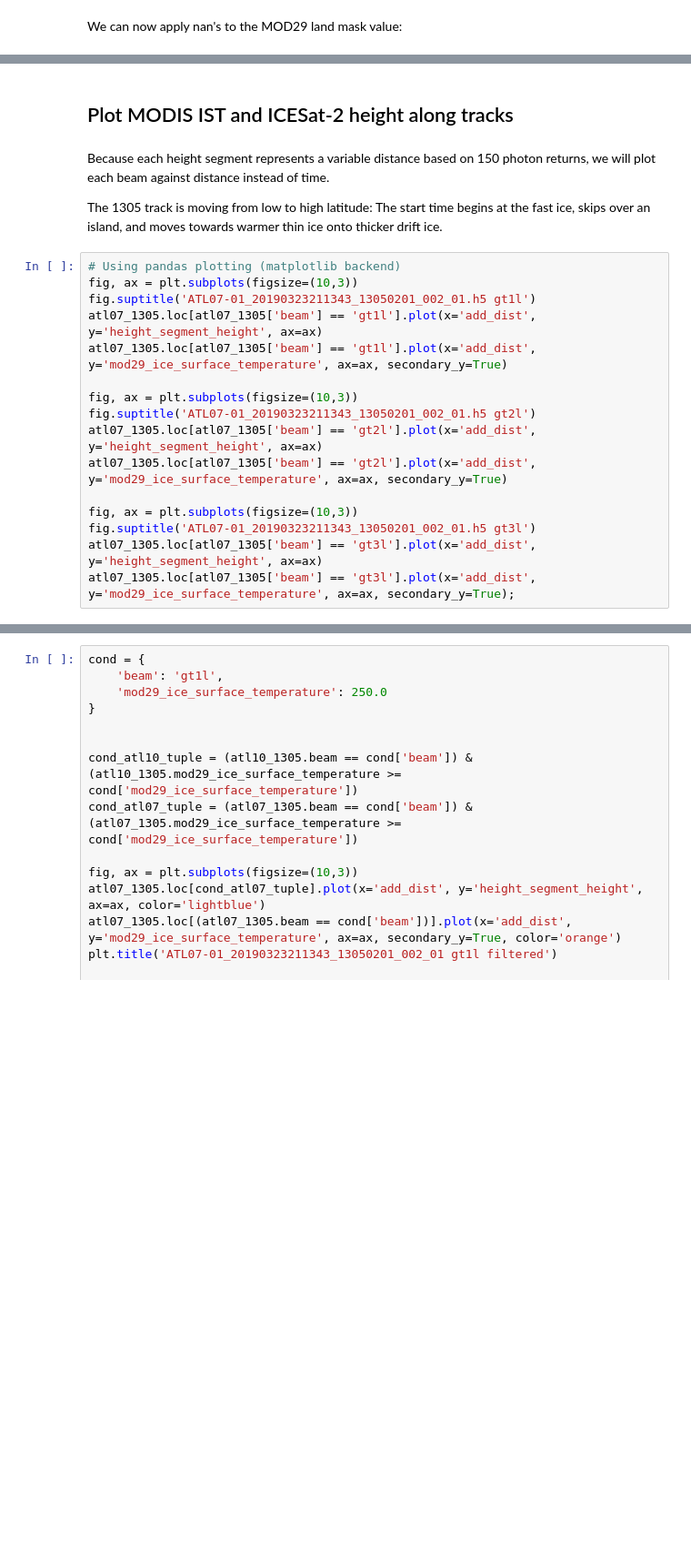
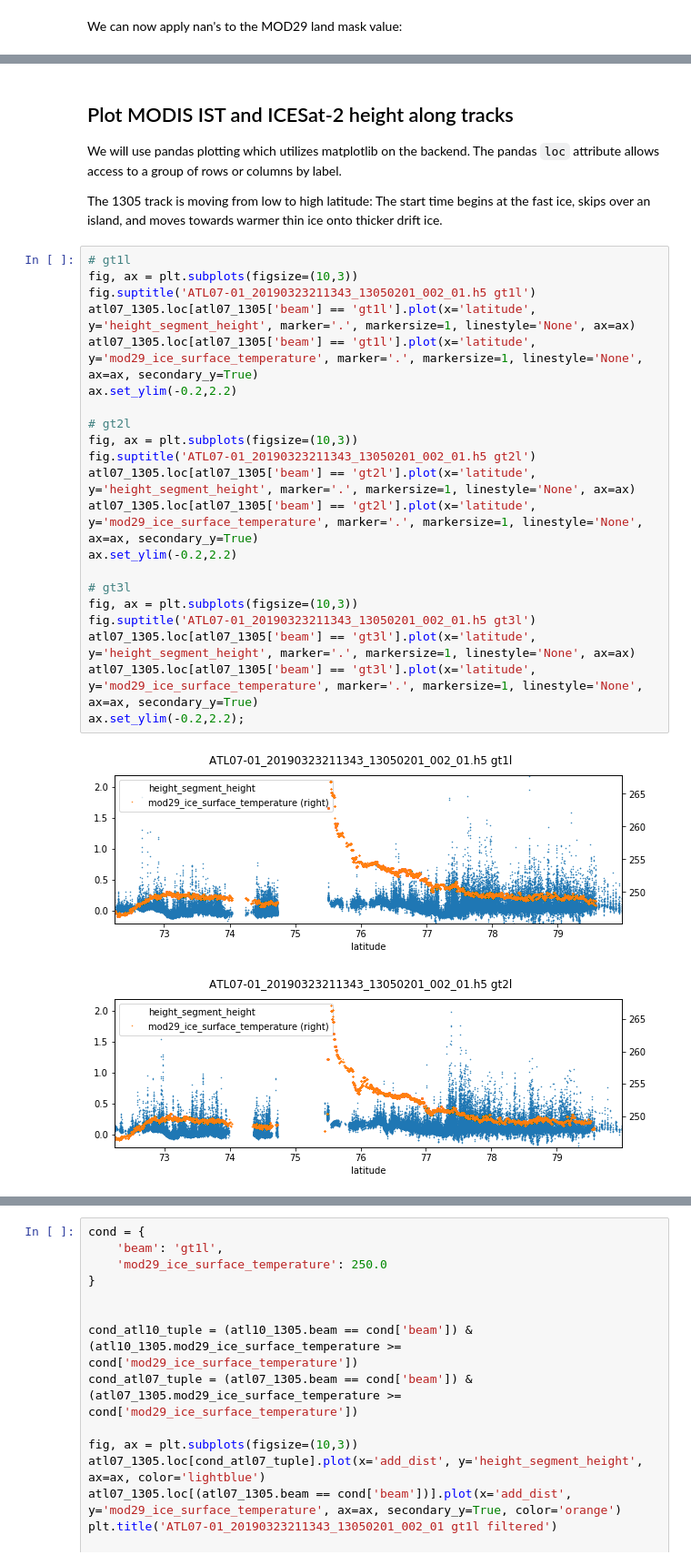
Before and after one commit to nsidc/AGU-2019-NSIDC-Data-Tutorial, a Jupyter notebook: notebooks/Visualize and Analyze Data.ipynb, the cells around one changed output, grey strips where cells are left out. Shown at 91% size. Drawn from its saved outputs; the diff is of its cells as text; blank space fills up the shorter version.

```diff
--- a/notebooks/Visualize and Analyze Data.ipynb
+++ b/notebooks/Visualize and Analyze Data.ipynb
@@ -204,22 +225,30 @@ atl10_1305[atl10_1305['mod29_ice_surface_temperature'] == 50] = np.nan
-# %% [markdown]
-## Plot MODIS IST and ICESat-2 height along tracks
 # %% [markdown]
-Because each height segment represents a variable distance based on 150 photon returns, we will plot each beam against distance instead of time.
+## Plot MODIS IST and ICESat-2 height along tracks
+
+We will use pandas plotting which utilizes matplotlib on the backend. The pandas `loc` attribute allows access to a group of rows or columns by label.
 
 The 1305 track is moving from low to high latitude: The start time begins at the fast ice, skips over an island, and moves towards warmer thin ice onto thicker drift ice.
 # %%
-# Using pandas plotting (matplotlib backend)
+# gt1l
 fig, ax = plt.subplots(figsize=(10,3))
 fig.suptitle('ATL07-01_20190323211343_13050201_002_01.h5 gt1l')
-atl07_1305.loc[atl07_1305['beam'] == 'gt1l'].plot(x='add_dist', y='height_segment_height', ax=ax)
-atl07_1305.loc[atl07_1305['beam'] == 'gt1l'].plot(x='add_dist', y='mod29_ice_surface_temperature', ax=ax, secondary_y=True)
+atl07_1305.loc[atl07_1305['beam'] == 'gt1l'].plot(x='latitude', y='height_segment_height', marker='.', markersize=1, linestyle='None', ax=ax)
+atl07_1305.loc[atl07_1305['beam'] == 'gt1l'].plot(x='latitude', y='mod29_ice_surface_temperature', marker='.', markersize=1, linestyle='None', ax=ax, secondary_y=True)
+ax.set_ylim(-0.2,2.2)
 
+# gt2l
 fig, ax = plt.subplots(figsize=(10,3))
 fig.suptitle('ATL07-01_20190323211343_13050201_002_01.h5 gt2l')
-atl07_1305.loc[atl07_1305['beam'] == 'gt2l'].plot(x='add_dist', y='height_segment_height', ax=ax)
-atl07_1305.loc[atl07_1305['beam'] == 'gt2l'].plot(x='add_dist', y='mod29_ice_surface_temperature', ax=ax, secondary_y=True)
+atl07_1305.loc[atl07_1305['beam'] == 'gt2l'].plot(x='latitude', y='height_segment_height', marker='.', markersize=1, linestyle='None', ax=ax)
+atl07_1305.loc[atl07_1305['beam'] == 'gt2l'].plot(x='latitude', y='mod29_ice_surface_temperature', marker='.', markersize=1, linestyle='None', ax=ax, secondary_y=True)
+ax.set_ylim(-0.2,2.2)
 
+# gt3l
 fig, ax = plt.subplots(figsize=(10,3))
 fig.suptitle('ATL07-01_20190323211343_13050201_002_01.h5 gt3l')
-atl07_1305.loc[atl07_1305['beam'] == 'gt3l'].plot(x='add_dist', y='height_segment_height', ax=ax)
-atl07_1305.loc[atl07_1305['beam'] == 'gt3l'].plot(x='add_dist', y='mod29_ice_surface_temperature', ax=ax, secondary_y=True);
+atl07_1305.loc[atl07_1305['beam'] == 'gt3l'].plot(x='latitude', y='height_segment_height', marker='.', markersize=1, linestyle='None', ax=ax)
+atl07_1305.loc[atl07_1305['beam'] == 'gt3l'].plot(x='latitude', y='mod29_ice_surface_temperature', marker='.', markersize=1, linestyle='None', ax=ax, secondary_y=True)
+ax.set_ylim(-0.2,2.2);
+# %% [output]
+[figure, added]
+[figure, added]
```
Also changed, not shown: parts of 23 cells of this notebook, 2 other files.
